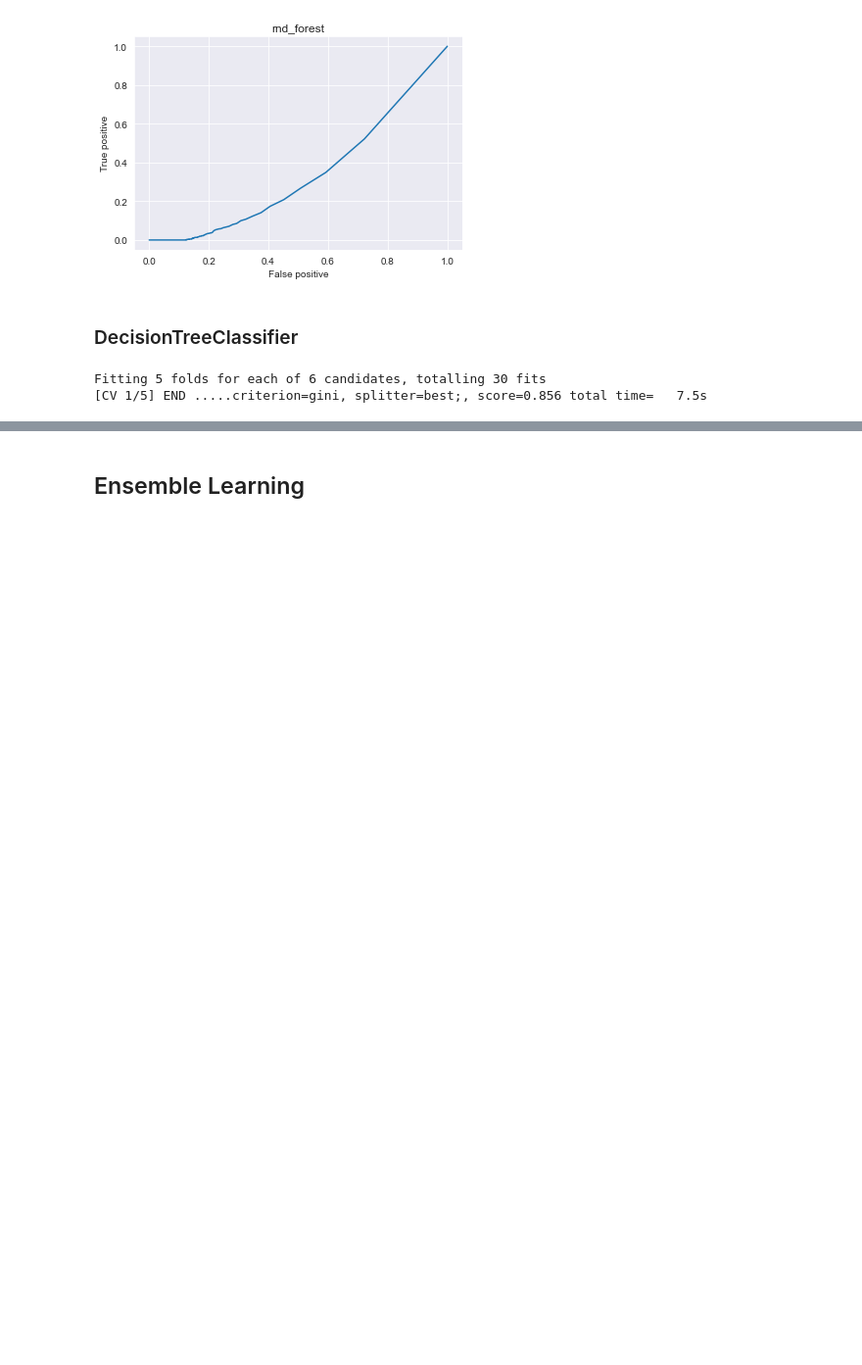
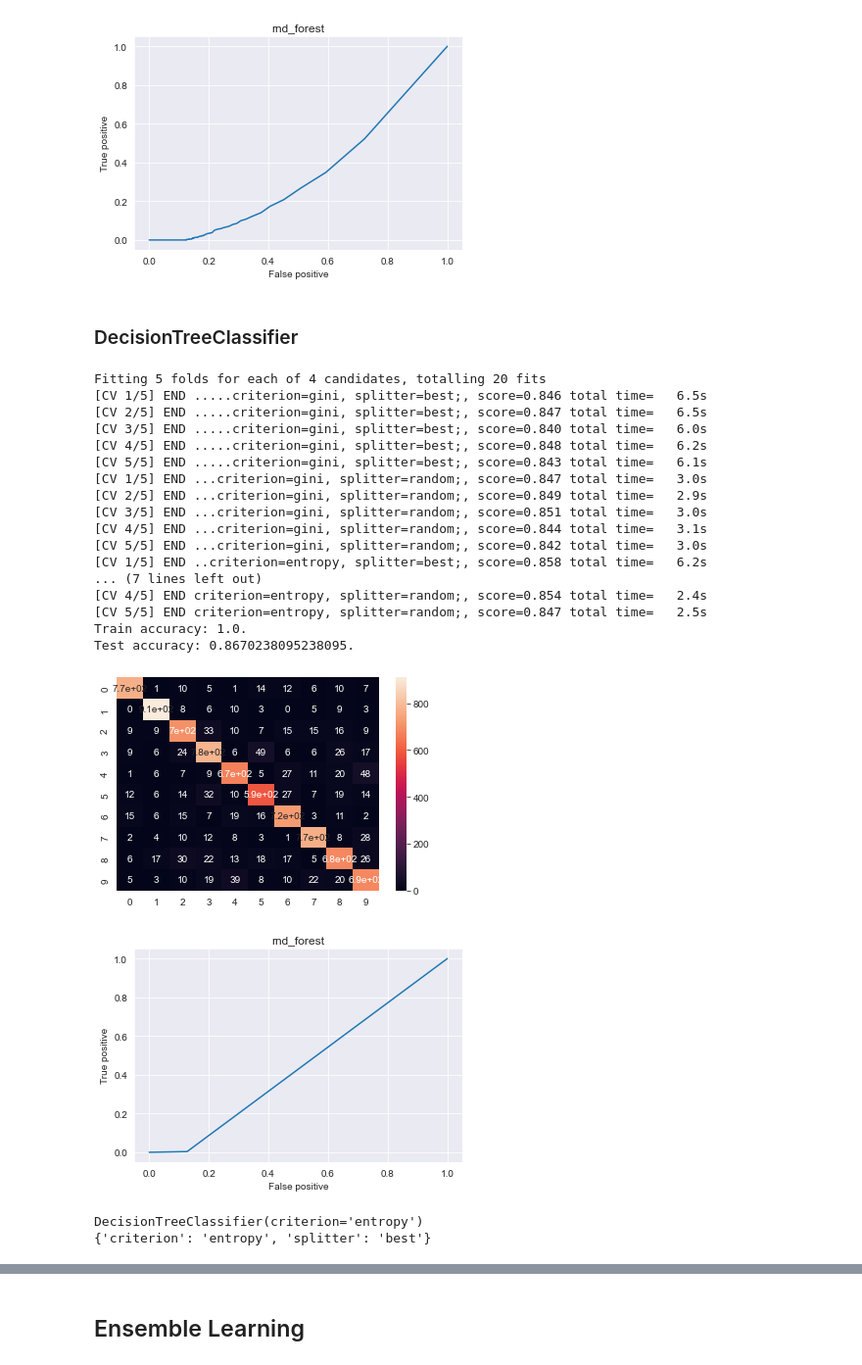
Before and after one commit to Im-Rises/digit_recognizer_ml, a Jupyter notebook: main_kaggle.ipynb, the cells around one changed output, grey strips where cells are left out. Shown: that part at 98% size. Cells and saved outputs as stored; diff of their text form; code cells hidden in the pictures; blank space fills up the shorter version.

```diff
--- a/main_kaggle.ipynb
+++ b/main_kaggle.ipynb
@@ -231,24 +225,48 @@ Test accuracy: 0.9648809523809524.
 # %% [markdown]
 ### DecisionTreeClassifier
 # %%
+## 0.88
 from sklearn.tree import DecisionTreeClassifier
-
-dtclf = DecisionTreeClassifier()
-
-param_grid_rf = {'criterion':['gini', 'entropy', 'log_loss'], 'splitter':['best', 'random']}
-
-gsCV = GridSearchCV(dtclf, param_grid_rf, verbose=3, cv=5)
-
-gsCV.fit(X,y)
-
-dtclf = gsCV.best_estimator_
-
-y_pred_train = dtclf.predict(X_train)
-y_pred_test = dtclf.predict(X_test)
-
-print_scores(y_train, y_test, y_pred_train, y_pred_test)
-print_confusion_matrix(y_test, y_pred_test)
-print_roc_curve(dtclf, X_test, y_test, "RandomForestClassifier", "rnd_forest")
+#
+# dtclf = DecisionTreeClassifier()
+#
+# param_grid_rf = {'criterion':['gini', 'entropy'], 'splitter':['best', 'random']}
+#
+# gsCV = GridSearchCV(dtclf, param_grid_rf, verbose=3, cv=5)
+#
+# gsCV.fit(X_train,y_train)
+#
+# dtclf = gsCV.best_estimator_
+#
+# y_pred_train = dtclf.predict(X_train)
+# y_pred_test = dtclf.predict(X_test)
+#
+# print_scores(y_train, y_test, y_pred_train, y_pred_test)
+# print_confusion_matrix(y_test, y_pred_test)
+# print_roc_curve(dtclf, X_test, y_test, "RandomForestClassifier", "rnd_forest")
 # %% [output]
-Fitting 5 folds for each of 6 candidates, totalling 30 fits
-[CV 1/5] END .....criterion=gini, splitter=best;, score=0.856 total time=   7.5s
+Fitting 5 folds for each of 4 candidates, totalling 20 fits
+[CV 1/5] END .....criterion=gini, splitter=best;, score=0.846 total time=   6.5s
+[CV 2/5] END .....criterion=gini, splitter=best;, score=0.847 total time=   6.5s
+[CV 3/5] END .....criterion=gini, splitter=best;, score=0.840 total time=   6.0s
+[CV 4/5] END .....criterion=gini, splitter=best;, score=0.848 total time=   6.2s
+[CV 5/5] END .....criterion=gini, splitter=best;, score=0.843 total time=   6.1s
+[CV 1/5] END ...criterion=gini, splitter=random;, score=0.847 total time=   3.0s
+[CV 2/5] END ...criterion=gini, splitter=random;, score=0.849 total time=   2.9s
+[CV 3/5] END ...criterion=gini, splitter=random;, score=0.851 total time=   3.0s
+[CV 4/5] END ...criterion=gini, splitter=random;, score=0.844 total time=   3.1s
+[CV 5/5] END ...criterion=gini, splitter=random;, score=0.842 total time=   3.0s
+[CV 1/5] END ..criterion=entropy, splitter=best;, score=0.858 total time=   6.2s
+... (7 lines left out)
+[CV 4/5] END criterion=entropy, splitter=random;, score=0.854 total time=   2.4s
+[CV 5/5] END criterion=entropy, splitter=random;, score=0.847 total time=   2.5s
+Train accuracy: 1.0.
+Test accuracy: 0.8670238095238095.
+[figure, added]
+[figure, added]
+# %%
+print(gsCV.best_estimator_)
+print(gsCV.best_params_)
+# %% [output]
+DecisionTreeClassifier(criterion='entropy')
+{'criterion': 'entropy', 'splitter': 'best'}
```
Also changed, not shown: parts of 15 cells of this notebook, 5 other files.
